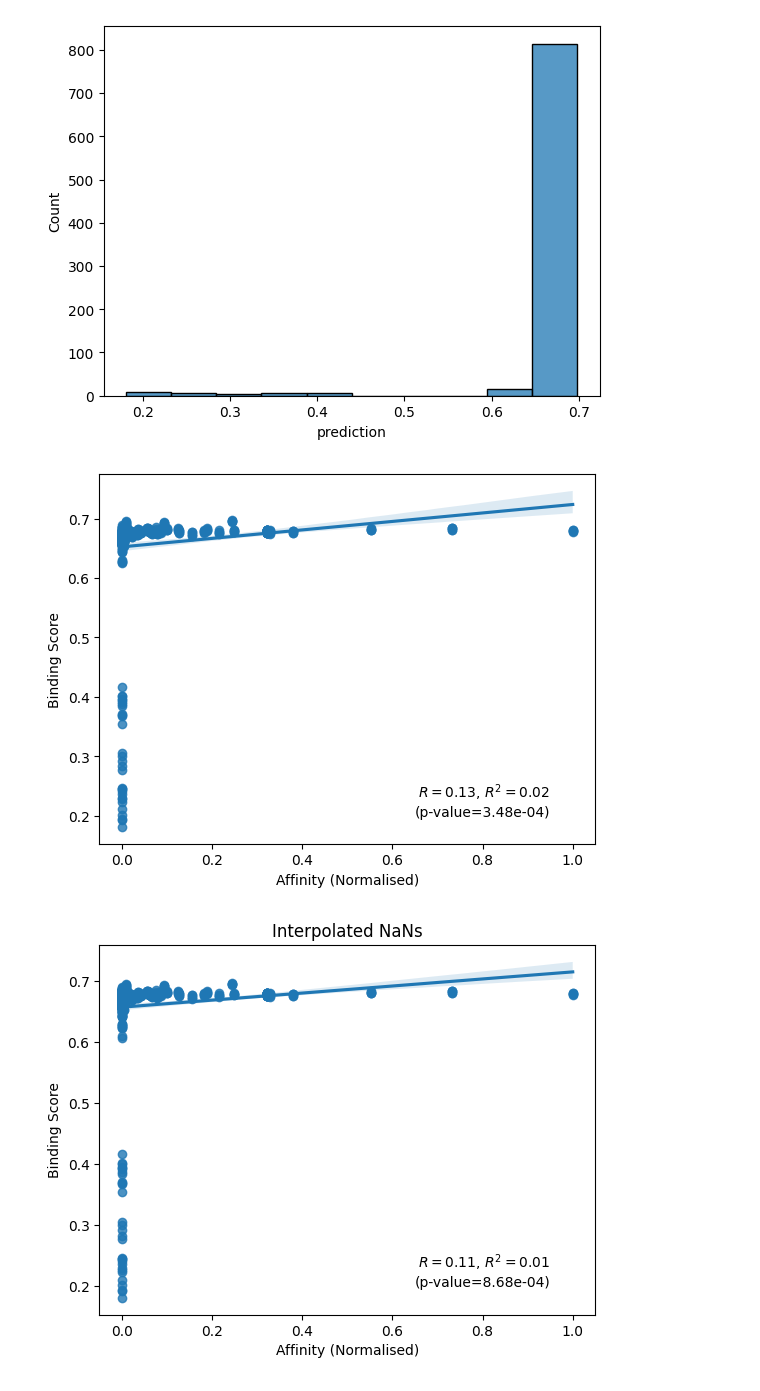
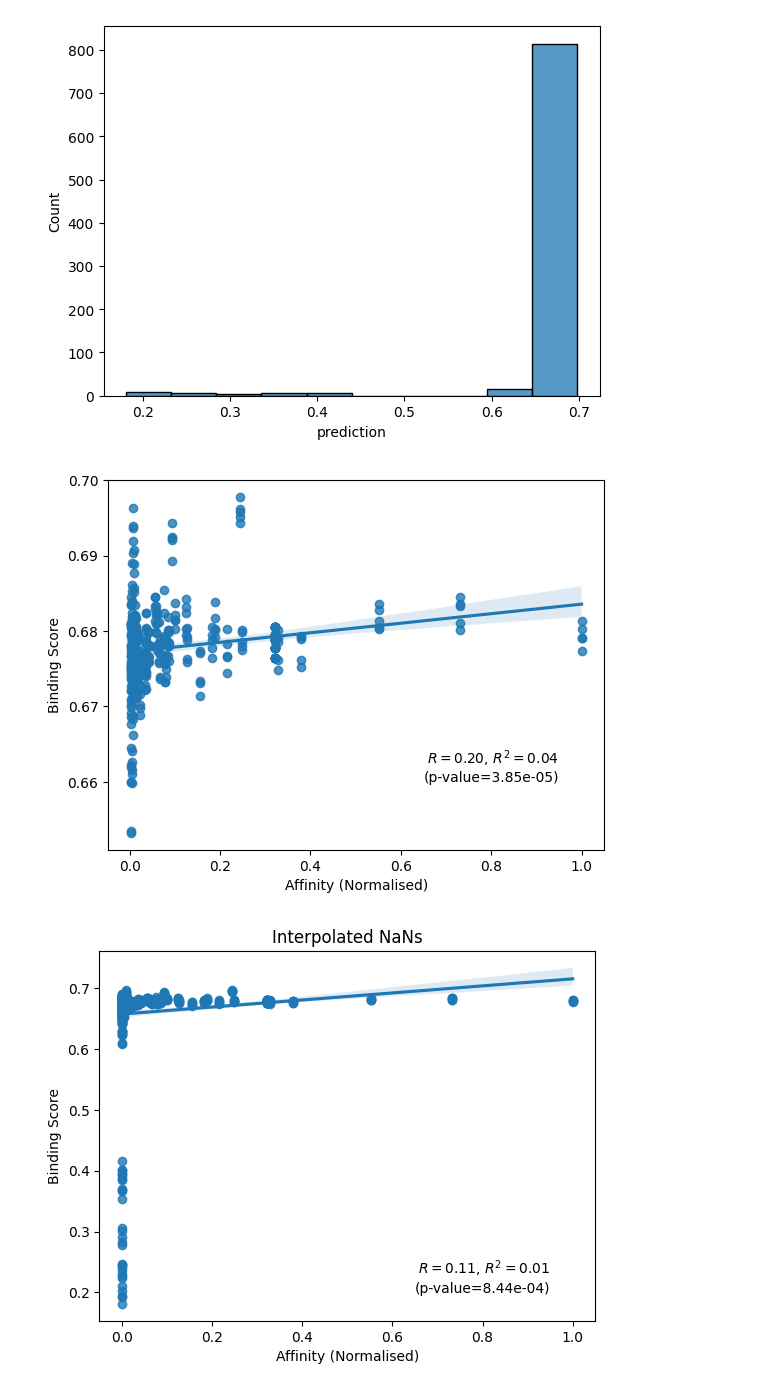
Before and after one commit to benjiemc/tcr-pmhc-predicted-structures, a Jupyter notebook: notebooks/c259_mutational_scanning.ipynb, the cells around one changed output. Drawn from its saved outputs; the diff is of its cells as text; code cells hidden in the pictures.

Commit message:
Add affinity cutoff and binder disruption plot

```diff
--- a/notebooks/c259_mutational_scanning.ipynb
+++ b/notebooks/c259_mutational_scanning.ipynb
@@ -7,8 +8,11 @@ import pandas as pd
 import seaborn as sns
 from scipy.stats import pearsonr
+# %%
+AFFINITY_CUTOFF = 100  # uM
 # %%
 sequences = pd.read_csv('../data/interim/sequences_c259_mutational_scan_affinity.csv', index_col='id')
 # %%
+sequences.loc[sequences['geometric_mean'] > AFFINITY_CUTOFF, 'geometric_mean'] = np.inf
 sequences['geometric_mean'] = sequences['geometric_mean'].fillna(np.inf)
 sequences['affinity_norm'] = sequences['geometric_mean'].min() / sequences['geometric_mean']
 # %%
@@ -33,20 +37,20 @@ plt.show()
 # %%
 ax = sns.regplot(binding_scores[~np.isinf(binding_scores['geometric_mean'])], x='affinity_norm', y='prediction')
 
 r, p_val = pearsonr(
     binding_scores.loc[~np.isinf(binding_scores['geometric_mean']), 'affinity_norm'],
     binding_scores.loc[~np.isinf(binding_scores['geometric_mean']), 'prediction'],
     alternative='greater',
 )
-ax.text(0.95, 0.2, f'$R={r:.2f}$, $R^2={r**2:.2f}$\n(p-value={p_val:.2e})', ha='right')
+ax.text(0.95, 0.66, f'$R={r:.2f}$, $R^2={r**2:.2f}$\n(p-value={p_val:.2e})', ha='right')
 
 ax.set_ylabel('Binding Score')
 ax.set_xlabel('Affinity (Normalised)')
 
 plt.savefig('../report/figures/c259_binding_score_affinity_regression.svg')
 plt.show()
 # %% [output]
-[figure, old version]
+[figure, new version]
 # %%
 ax = sns.regplot(binding_scores, x='affinity_norm', y='prediction')
 
```
Also changed, not shown: parts of 5 cells of this notebook.
